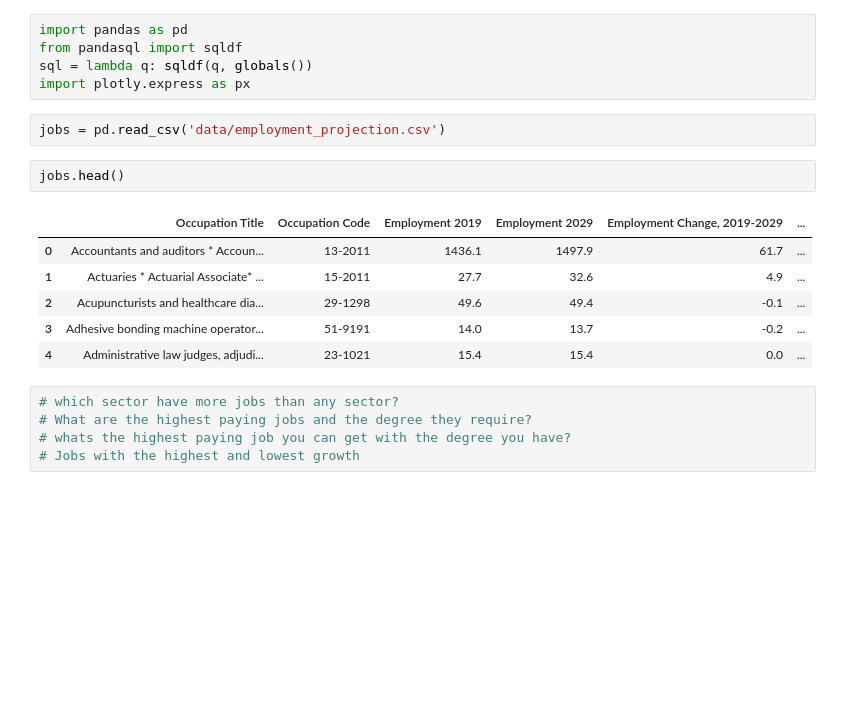
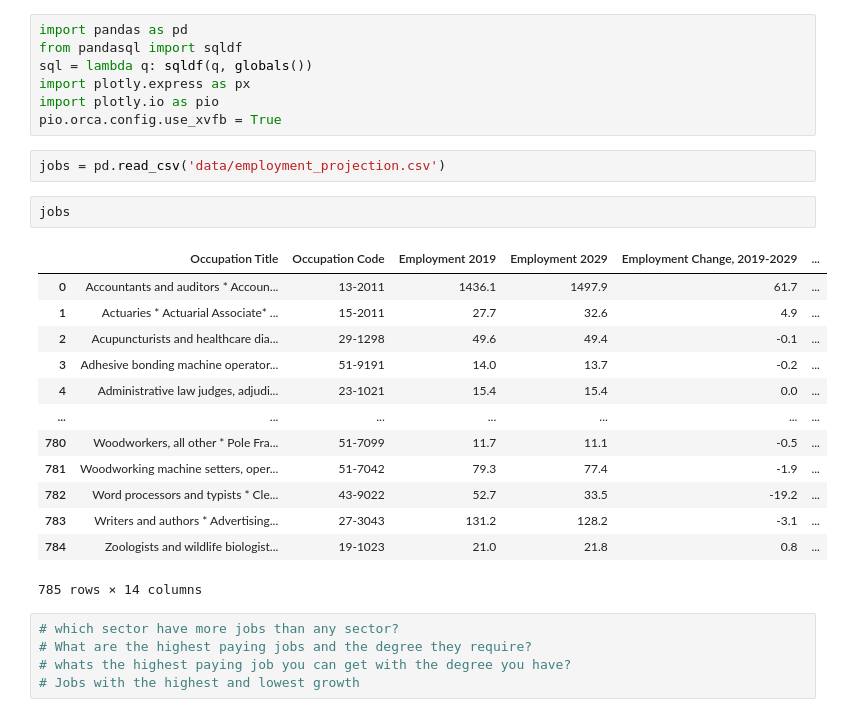
Before and after one commit to This-Rodney/Data-Analytics, a Jupyter notebook: employment/emp.ipynb, the cells around one changed output. Saved outputs shown, nothing was run; the diff lists cells and outputs as text; blank space fills up the shorter version.

```diff
--- a/employment/emp.ipynb
+++ b/employment/emp.ipynb
@@ -3,17 +3,26 @@ import pandas as pd
 from pandasql import sqldf
 sql = lambda q: sqldf(q, globals())
 import plotly.express as px
+import plotly.io as pio
+pio.orca.config.use_xvfb = True
 # %%
 jobs = pd.read_csv('data/employment_projection.csv')
 # %%
-jobs.head()
+jobs
 # %% [output]
 |  | Occupation Title | Occupation Code | Employment 2019 | Employment 2029 | Employment Change, 2019-2029 | ... |
 | 0 | Accountants and auditors * Accoun... | 13-2011 | 1436.1 | 1497.9 | 61.7 | ... |
 | 1 | Actuaries * Actuarial Associate* ... | 15-2011 | 27.7 | 32.6 | 4.9 | ... |
 | 2 | Acupuncturists and healthcare dia... | 29-1298 | 49.6 | 49.4 | -0.1 | ... |
 | 3 | Adhesive bonding machine operator... | 51-9191 | 14.0 | 13.7 | -0.2 | ... |
 | 4 | Administrative law judges, adjudi... | 23-1021 | 15.4 | 15.4 | 0.0 | ... |
+| ... | ... | ... | ... | ... | ... | ... |
+| 780 | Woodworkers, all other * Pole Fra... | 51-7099 | 11.7 | 11.1 | -0.5 | ... |
+| 781 | Woodworking machine setters, oper... | 51-7042 | 79.3 | 77.4 | -1.9 | ... |
+| 782 | Word processors and typists * Cle... | 43-9022 | 52.7 | 33.5 | -19.2 | ... |
+| 783 | Writers and authors * Advertising... | 27-3043 | 131.2 | 128.2 | -3.1 | ... |
+| 784 | Zoologists and wildlife biologist... | 19-1023 | 21.0 | 21.8 | 0.8 | ... |
+785 rows × 14 columns
 # %%
 # which sector have more jobs than any sector?
 # What are the highest paying jobs and the degree they require?
```
Also changed, not shown: parts of 2 cells of this notebook.
